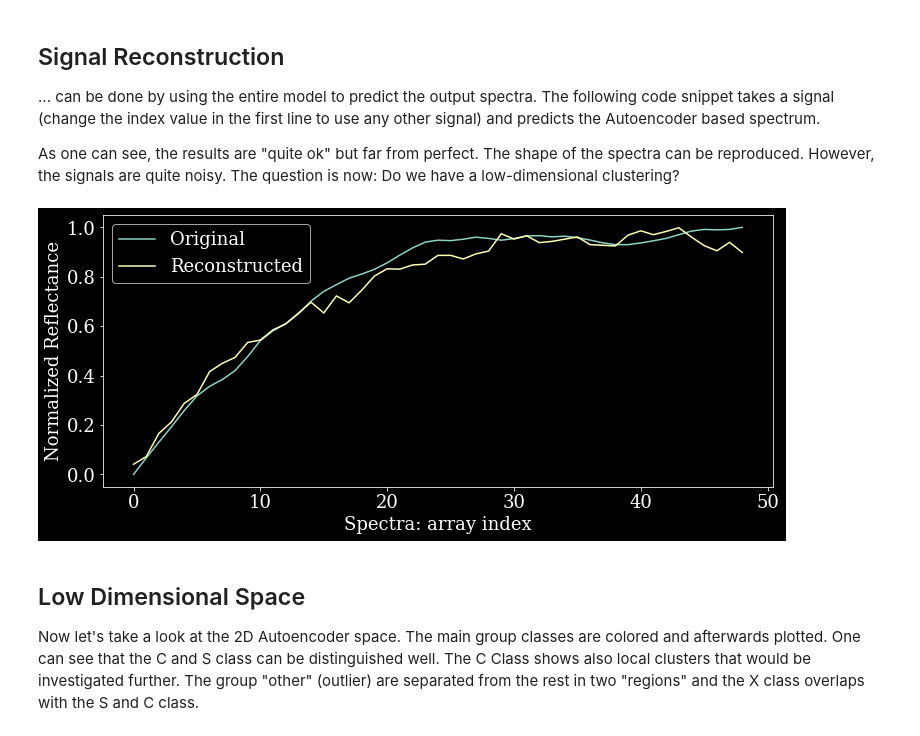
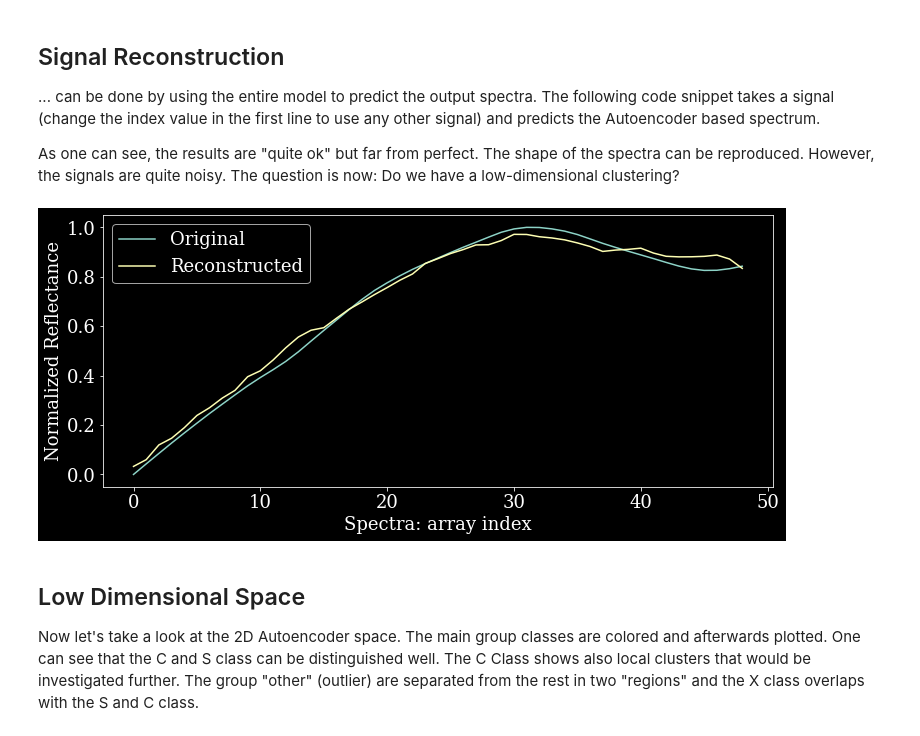
Before and after one commit to ThomasAlbin/sandbox, a Jupyter notebook: asteroid_taxonomy/5_5_dl_autoencoder_convnet.ipynb, the cells around one changed output. Drawn from its saved outputs; the diff is of its cells as text; code cells hidden in the pictures.

```diff
--- a/asteroid_taxonomy/5_5_dl_autoencoder_convnet.ipynb
+++ b/asteroid_taxonomy/5_5_dl_autoencoder_convnet.ipynb
@@ -58,8 +52,8 @@ for train_index, test_index in sss.split(asteroids_X, asteroids_y):
 The data are already scaled at 550 nm. However, in our case we re-scale all spectra from 0 to 1. Due to the already present pre-processing, no exhaustive processing is needed.
 # %%
 # Scale the training and test data
-X_train_scaled = np.array([(k - np.min(k)) / (np.max(k - np.min(k)))  for k in X_train])
-X_test_scaled = np.array([(k - np.min(k)) / (np.max(k - np.min(k)))  for k in X_test])
+X_train_scaled = np.array([(k - np.min(k)) / (np.max(k - np.min(k))) for k in X_train]).reshape(-1,49,1)
+X_test_scaled = np.array([(k - np.min(k)) / (np.max(k - np.min(k)))  for k in X_test]).reshape(-1,49,1)
 # %%
 n_inputs = asteroids_X.shape[1]
 print(f"Number of inputs: {n_inputs}")
@@ -78,30 +72,33 @@ The input data has a dimensionality of 49. The first layer reduces the number by
 n_bottleneck = 2
 
 # Input layer
-in_layer = keras.layers.Input(shape=(1,n_inputs))
+in_layer = keras.layers.Input(shape=(n_inputs,1))
 
 # First hidden layer (encoder side)
-enc_hid_lay1 = keras.layers.Conv1D(32, 3, activation="relu", padding="same")(in_layer)
-enc_hid_lay1 = keras.layers.MaxPooling1D(2)(enc_hid_lay1)
+enc_hid_lay1 = keras.layers.Conv1D(8, 7, activation="relu", padding="same")(in_layer)
+#enc_hid_lay1 = keras.layers.MaxPooling1D(2)(enc_hid_lay1)
 
 # Second hidden layer (encoder side)
-#enc_hid_lay2 = keras.layers.Conv1D(32, 3, activation="relu", padding="same")(enc_hid_lay1)
+enc_hid_lay2 = keras.layers.Conv1D(4, 5, activation="relu", padding="same")(enc_hid_lay1)
 #enc_hid_lay2 = keras.layers.MaxPooling1D(2)(enc_hid_lay2)
 
 # Encoder ("Bottleneck" of the Autoencoder)
-bottleneck_lay = keras.layers.Conv1D(2, 3, activation="relu", padding="same")(enc_hid_lay2)
-bottleneck_lay = keras.layers.MaxPooling1D(2)(bottleneck_lay)
-#bottleneck_lay = keras.layers.Dense(n_bottleneck, activation='linear')(enc_hid_lay2)
-#bottleneck_lay = keras.layers.BatchNormalization()(bottleneck_lay)
+bottleneck_lay = keras.layers.Flatten()(enc_hid_lay2)
+bottleneck_lay = keras.layers.Dense(2)(bottleneck_lay)
+
 
 # First hidden layer (decoder side)
-dec_hid_lay1 = keras.layers.Conv1DTranspose(32, 3, strides=2, activation="relu", padding="same")(bottleneck_lay)
-dec_hid_lay2 = keras.layers.Conv1DTranspose(32, 3, strides=2, activation="relu", padding="same")(dec_hid_lay1)
+reset_lay = keras.layers.Dense(49)(bottleneck_lay)
+
+reshape_lay = keras.layers.Reshape((49,1))(reset_lay)
+
+dec_hid_lay1 = keras.layers.Conv1DTranspose(4, 5, strides=1, activation="relu", padding="same")(reshape_lay)
+dec_hid_lay2 = keras.layers.Conv1DTranspose(8, 7, strides=1, activation="relu", padding="same")(dec_hid_lay1)
 
 # Second hidden layer (decoder side)
 
 # Ouput layer (same size as input layer)
-out_layer = keras.layers.Conv1D(1, 3, activation="sigmoid", padding="same")(dec_hid_lay2)
+out_layer = keras.layers.Conv1D(1, 1, activation="sigmoid", padding="same")(dec_hid_lay2)
 
 # Create model
 model = keras.models.Model(inputs=in_layer, outputs=out_layer)
@@ -110,8 +107,10 @@ model = keras.models.Model(inputs=in_layer, outputs=out_layer)
 # that maps the input value directly to the output values
 model.compile(optimizer='adam', loss='mse')
 
+model.summary()
+
 # Train the model
-end_epoch = 100
+end_epoch = 50
 batch_size = 32
 history = model.fit(X_train_scaled, X_train_scaled,
                     epochs=end_epoch,
@@ -150,22 +165,22 @@ plt.show()
 As one can see, the results are "quite ok" but far from perfect. The shape of the spectra can be reproduced. However, the signals are quite noisy. The question is now: Do we have a low-dimensional clustering?
 # %%
 # Which index shall be displayed?
-index_val = 0
+index_val = 10
 
 # plot the training and reconstructed data
 plt.figure(figsize=(12,5))
 plt.plot(X_train_scaled[index_val], label='Original')
 plt.plot(model.predict(X_train_scaled)[index_val], label='Reconstructed')
 
 # Add legend and labels
 plt.legend()
 plt.xlabel("Spectra: array index")
 plt.ylabel("Normalized Reflectance")
 
 # ... aaaaand plot!
 plt.show()
 # %% [output]
-[figure, old version]
+[figure, new version]
 # %%
 # Create dataframe that contains the encoder values (2 values at bottleneck) and the corresponding
 # class to see whether the autoencoder values cluster in a way
```
Also changed, not shown: parts of 5 cells of this notebook.
